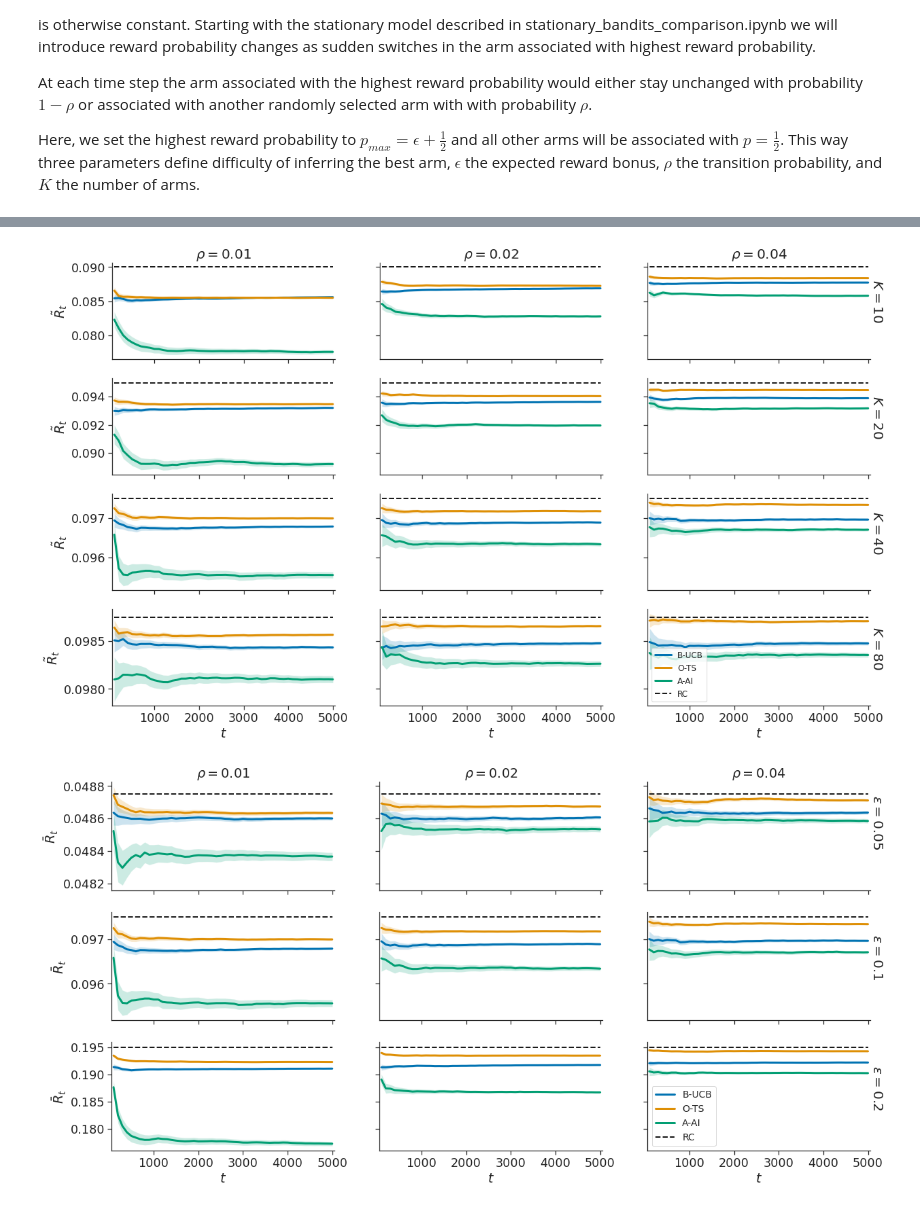
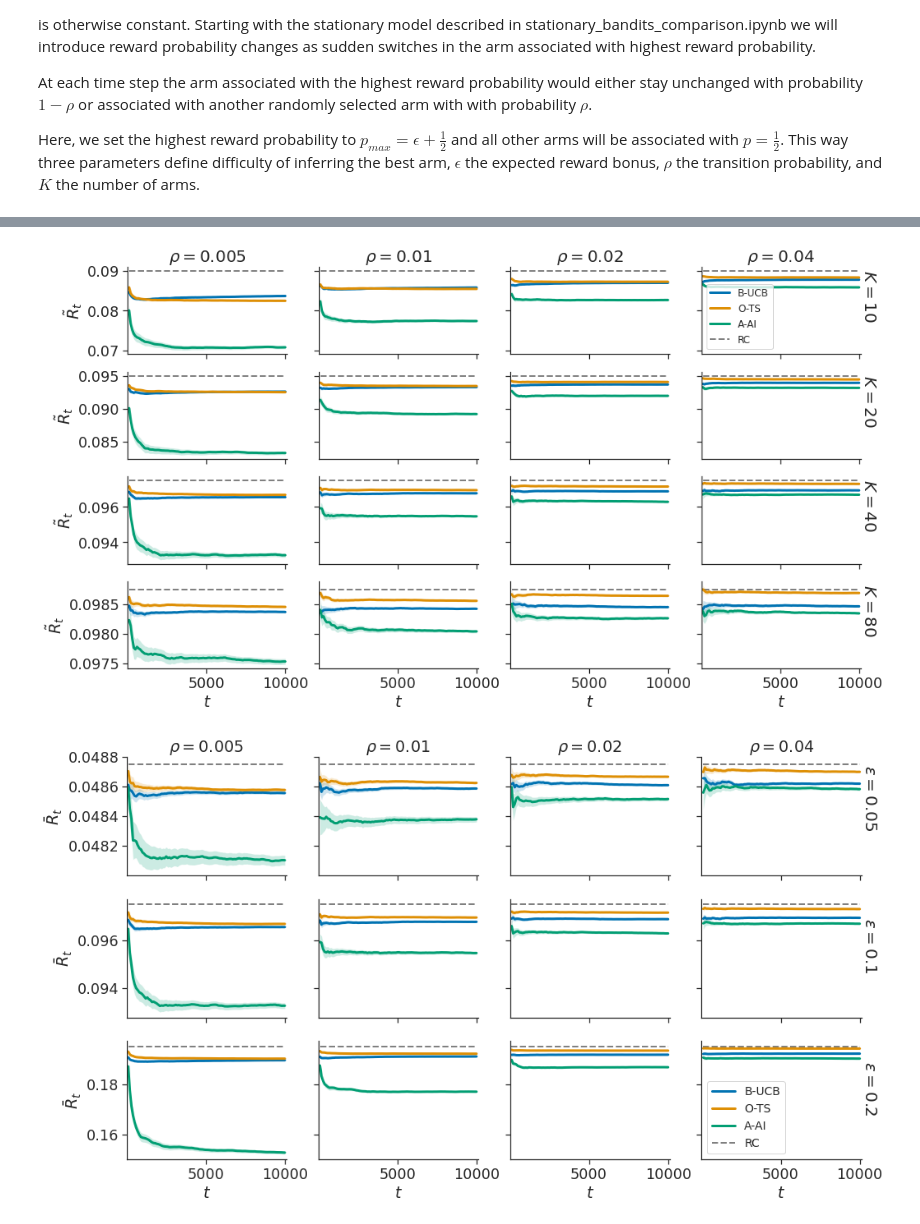
Before and after one commit to dimarkov/aibandits, a Jupyter notebook: notebooks/switching/switching_bandits_comparison.ipynb, the cells around one changed output, grey strips where cells are left out. Drawn from its saved outputs; the diff is of its cells as text; code cells hidden in the pictures.

```diff
--- a/notebooks/switching/switching_bandits_comparison.ipynb
+++ b/notebooks/switching/switching_bandits_comparison.ipynb
@@ -42,7 +42,7 @@ plt.rcParams.update({
 from run_switching_fixed_diff_sims import Sim
 
 N = 1000
-T = 5000
+T = 10000
 missing = []
 regret_all = {}
 for E in [5, 10, 20]:
@@ -61,7 +61,7 @@ if len(missing) > 0:
     for E in missing:
         eps = E/100
         regret_all[E] = defaultdict(lambda: {})
-        for name in ['O-TS', 'B-UCB', 'G-AI', 'A-AI', 'S-AI']:
+        for name in ['O-TS', 'B-UCB', 'G-AI', 'A-AI']:
             nargs = []
             for rho in [.01, .02, .04]:
                 R = int(100 * rho)
@@ -103,77 +114,75 @@ fig.suptitle(r'$K={}, T={}$'.format(K_plot, T));
 # %%
 # plot regret rate for varying number of arms and switch probability
-from scipy.stats import t
-
 E = 10
 eps = E/100
 trials = jnp.arange(100, T+100, 100)
-fig, axes = plt.subplots(4, 3, figsize=(20, 12), sharex=True, sharey='row')
+fig, axes = plt.subplots(4, 4, figsize=(16, 9), sharex=True, sharey='row')
 labels = ['B-UCB', 'O-TS', 'A-AI']
 lam = .5
 loc_lam = np.argmax(lam < lambdas).item() - 1
 
 t_bounds = t.interval(0.95, N - 1)
 
 for i, K in enumerate([10, 20, 40, 80]):
-    for j, R in enumerate([1, 2, 4]):
+    for j, R in enumerate([5, 10, 20, 40]):
         for name in labels:
             for k, cum_reg in regret_all[E][name][R]:
                 if k == K:
                     if name == 'A-AI':
-                        mean = (cum_reg[loc_lam, :-1]/trials[:, None]).mean(-1)
-                        std =  jnp.std((cum_reg[loc_lam, :-1]/trials[:, None]), axis=-1, ddof=1)
+                        mean = (cum_reg[loc_lam]/trials[:, None]).mean(-1)
+                        std =  jnp.std((cum_reg[loc_lam]/trials[:, None]), axis=-1, ddof=1)
                         ci = [mean + critval * std/jnp.sqrt(N) for critval in t_bounds]
                     else:
-                        mean = (cum_reg[:-1]/trials[:, None]).mean(-1)
-                        std =  jnp.std((cum_reg[:-1]/trials[:, None]), axis=-1, ddof=1)
+                        mean = (cum_reg/trials[:, None]).mean(-1)
+                        std =  jnp.std((cum_reg/trials[:, None]), axis=-1, ddof=1)
                         ci = [mean + critval * std/jnp.sqrt(N) for critval in t_bounds]
 
                     axes[i, j].plot(trials, mean, lw=3, label=name)
                     axes[i, j].fill_between(trials, ci[1], y2=ci[0], alpha=.2)
 
-        axes[i, j].hlines(eps * (K - 1)/K, trials[0], trials[-1], color='k', linestyle='--', label='RC')
+        axes[i, j].hlines(eps * (K - 1)/K, trials[0], trials[-1], color='gray', linestyle='--', label='RC')
 
         if i == 3:
             axes[i, j].set_xlabel(r'$t$')
         if i == 0:
-            axes[i, j].set_title(r'$\rho={}$'.format(R/100.), fontsize=20)
+            axes[i, j].set_title(r'$\rho={}$'.format(R/1000.), fontsize=20)
 
     axes[i, -1].text(1., .4, r'$K={}$'.format(K), transform=axes[i, -1].transAxes, fontsize=20, rotation=-90)
     axes[i, 0].set_ylabel(r'$\tilde{R}_t$')
 
-plt.legend(loc=0, fontsize=12);
-fig.savefig('Fig3.pdf', transparent=True, bbox_inches='tight', dpi=300)
+axes[0, -1].legend(loc=0, fontsize=12);
+fig.savefig('Fig5.pdf', transparent=True, bbox_inches='tight', dpi=300)
 # %% [output]
-[figure, old version]
+[figure, new version]
 # %%
 # plot for varying epsilon levels nad switch probability
 K_plot = 40
 trials = jnp.arange(100, T+100, 100)
-fig, axes = plt.subplots(3, 3, figsize=(20, 10), sharex=True, sharey='row')
+fig, axes = plt.subplots(3, 4, figsize=(16, 9), sharex=True, sharey='row')
 labels = ['B-UCB', 'O-TS', 'A-AI']
 lam = .5
 loc_lam = np.argmax(lam < lambdas).item() - 1
 
 t_bounds = t.interval(0.95, N - 1)
 for i, E in enumerate([5, 10, 20]):
-    for j, R in enumerate([1, 2, 4]):
+    for j, R in enumerate([5, 10, 20, 40]):
         for name in labels:
             for k, cum_reg in regret_all[E][name][R]:
                 if k == K_plot:
                     if name == 'A-AI':
-                        mean = (cum_reg[loc_lam, :-1]/trials[:, None]).mean(-1)
-                        std =  jnp.std((cum_reg[loc_lam, :-1]/trials[:, None]), axis=-1, ddof=1)
+                        mean = (cum_reg[loc_lam]/trials[:, None]).mean(-1)
+                        std =  jnp.std((cum_reg[loc_lam]/trials[:, None]), axis=-1, ddof=1)
                         ci = [mean + critval * std/jnp.sqrt(N) for critval in t_bounds]
                     else:
-                        mean = (cum_reg[:-1]/trials[:, None]).mean(-1)
-                        std =  jnp.std((cum_reg[:-1]/trials[:, None]), axis=-1, ddof=1)
+                        mean = (cum_reg/trials[:, None]).mean(-1)
+                        std =  jnp.std((cum_reg/trials[:, None]), axis=-1, ddof=1)
                         ci = [mean + critval * std/jnp.sqrt(N) for critval in t_bounds]
 
                     axes[i, j].plot(trials, mean, lw=3, label=name)
                     axes[i, j].fill_between(trials, ci[1], y2=ci[0], alpha=.2)
-        axes[i, j].hlines(E/100 * (K_plot - 1)/K_plot, trials[0], trials[-1], color='k', linestyle='--', label='RC')
+        axes[i, j].hlines(E/100 * (K_plot - 1)/K_plot, trials[0], trials[-1], color='gray', linestyle='--', label='RC')
         if i == 0:
-            axes[i, j].set_title(r'$\rho={}$'.format(R/100))
+            axes[i, j].set_title(r'$\rho={}$'.format(R/1000))
         if i == 2:
             axes[i, j].set_xlabel(r'$t$')
 
@@ -181,9 +190,9 @@ for i, E in enumerate([5, 10, 20]):
     axes[i, 0].set_ylabel(r'$\bar{R}_t$')
 
 axes[-1, -1].legend(fontsize=14);
-fig.savefig('Fig4.pdf', transparent=True, bbox_inches='tight', dpi=300)
+fig.savefig('Fig6.pdf', transparent=True, bbox_inches='tight', dpi=300)
 # %% [output]
-[figure, old version]
+[figure, new version]
 # %%
 # load or simulate the data for switching mabs with varying difficulty (varying epsilon)
 from run_switching_varying_diff_sims import Sim
```
Also changed, not shown: parts of 6 cells of this notebook.
